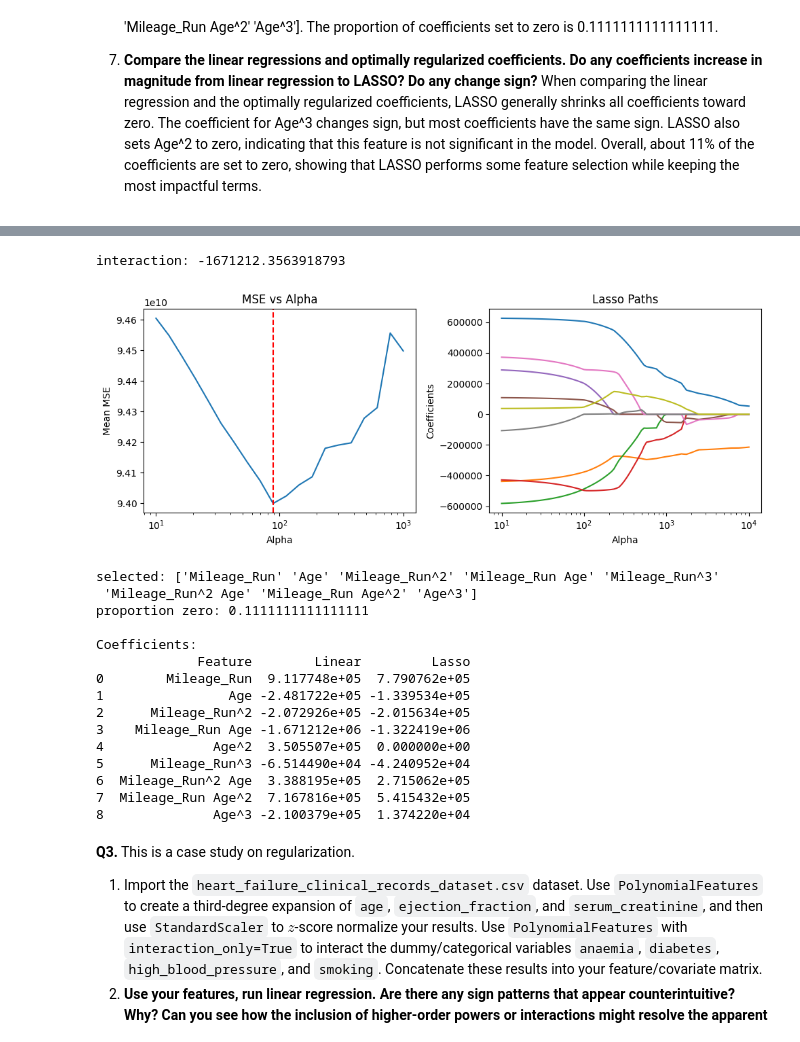
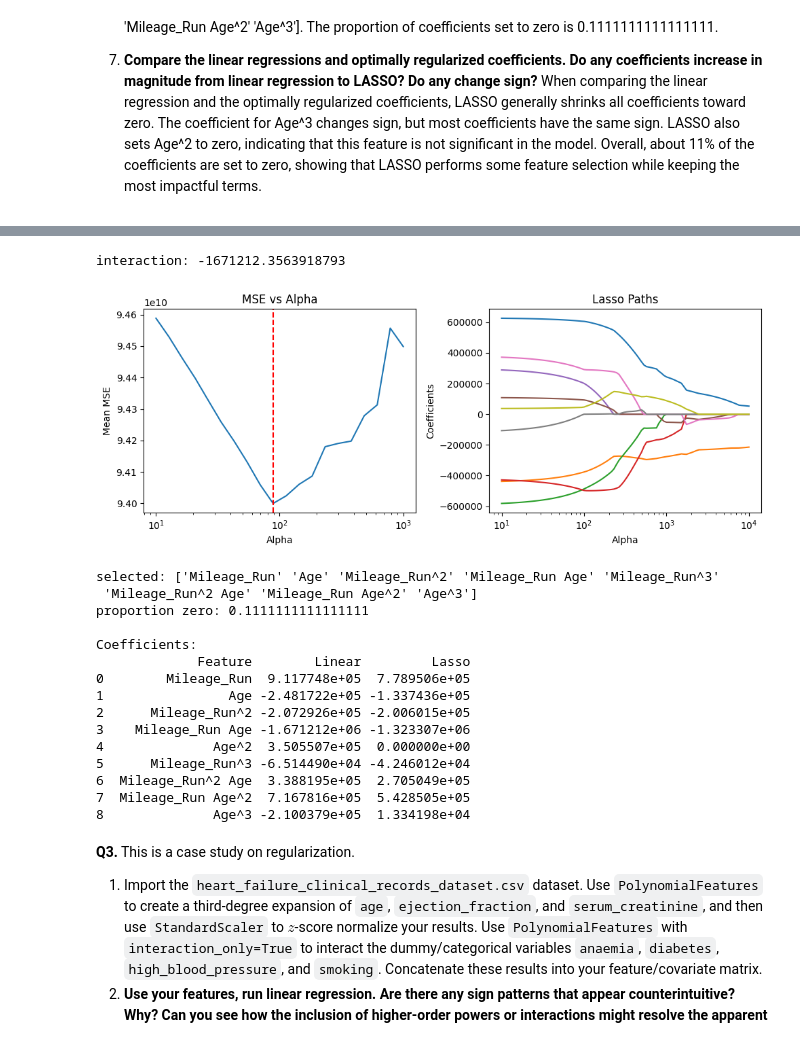
Before and after one commit to katiehutc/undergrad_ml_assignments, a Jupyter notebook: 04_assignment_regularization.ipynb, the cells around one changed output, grey strips where cells are left out. Drawn from its saved outputs; the diff is of its cells as text; code cells hidden in the pictures.

```diff
--- a/04_assignment_regularization.ipynb
+++ b/04_assignment_regularization.ipynb
@@ -69,7 +69,7 @@ print(f"interaction: {coeffs_lr.get('Mileage_Run Age')}")
 
 # lasso
 alphas = np.logspace(1, 3, 20)
-lasso_cv = LassoCV(alphas=alphas, cv=20, max_iter=100000).fit(X_scaled, y)
+lasso_cv = LassoCV(alphas=alphas, cv=20, max_iter=10000).fit(X_scaled, y)
 
 # plot cv mse
 mse_path = lasso_cv.mse_path_.mean(axis=1)
@@ -89,49 +89,49 @@ for a in alphas_path:
     l = Lasso(alpha=a)
     l.fit(X_scaled, y)
     coefs.append(l.coef_)
 
 plt.subplot(1, 2, 2)
 ax = plt.gca()
 ax.plot(alphas_path, coefs)
 ax.set_xscale('log')
 plt.title("Lasso Paths")
 plt.xlabel("Alpha")
 plt.ylabel("Coefficients")
 plt.tight_layout()
 plt.show()
 
 # select features
 selected_features = feature_names[lasso_cv.coef_ != 0]
 proportion_zero = np.sum(lasso_cv.coef_ == 0) / len(lasso_cv.coef_)
 print(f"selected: {selected_features}")
 print(f"proportion zero: {proportion_zero}")
 
 # comparison
 df_compare = pd.DataFrame({
     'Feature': feature_names,
     'Linear': lr.coef_,
     'Lasso': lasso_cv.coef_
 })
 print("\nCoefficients:")
 print(df_compare)
 # %% [output]
 interaction: -1671212.3563918793
-[figure, old version]
+[figure, new version]
 selected: ['Mileage_Run' 'Age' 'Mileage_Run^2' 'Mileage_Run Age' 'Mileage_Run^3'
  'Mileage_Run^2 Age' 'Mileage_Run Age^2' 'Age^3']
 proportion zero: 0.1111111111111111
 
 Coefficients:
              Feature        Linear         Lasso
-0        Mileage_Run  9.117748e+05  7.790762e+05
-1                Age -2.481722e+05 -1.339534e+05
-2      Mileage_Run^2 -2.072926e+05 -2.015634e+05
-3    Mileage_Run Age -1.671212e+06 -1.322419e+06
+0        Mileage_Run  9.117748e+05  7.789506e+05
+1                Age -2.481722e+05 -1.337436e+05
+2      Mileage_Run^2 -2.072926e+05 -2.006015e+05
+3    Mileage_Run Age -1.671212e+06 -1.323307e+06
 4              Age^2  3.505507e+05  0.000000e+00
-5      Mileage_Run^3 -6.514490e+04 -4.240952e+04
-6  Mileage_Run^2 Age  3.388195e+05  2.715062e+05
-7  Mileage_Run Age^2  7.167816e+05  5.415432e+05
-8              Age^3 -2.100379e+05  1.374220e+04
+5      Mileage_Run^3 -6.514490e+04 -4.246012e+04
+6  Mileage_Run^2 Age  3.388195e+05  2.705049e+05
+7  Mileage_Run Age^2  7.167816e+05  5.428505e+05
+8              Age^3 -2.100379e+05  1.334198e+04
 # %% [markdown]
 **Q3.** This is a case study on regularization.
 
```
Also changed, not shown: parts of 2 cells of this notebook.
